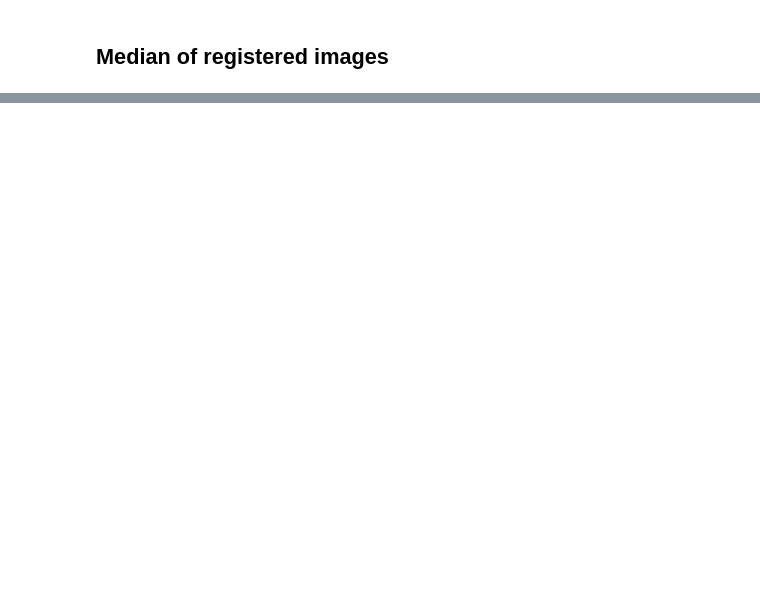
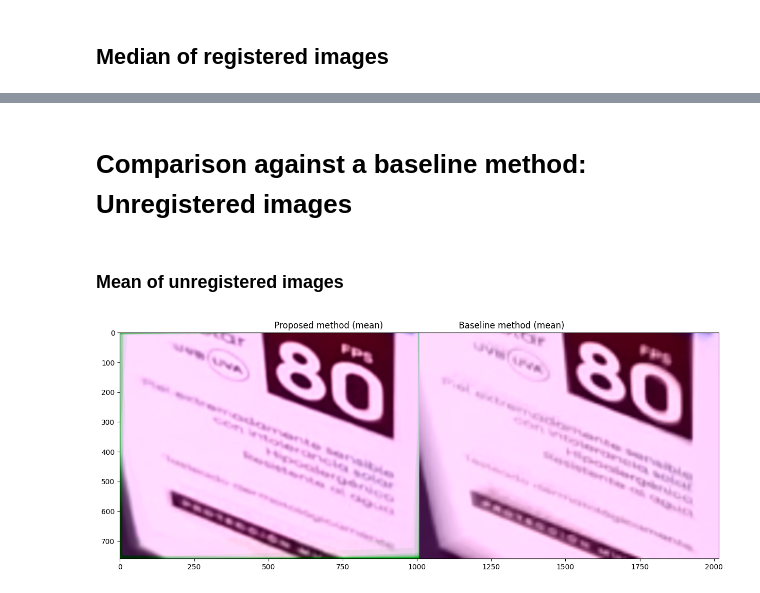
Before and after one commit to carloshernangarrido/rbie, a Jupyter notebook: rbie.ipynb, the cells around one changed output, grey strips where cells are left out. Drawn from its saved outputs; the diff is of its cells as text; code cells hidden in the pictures; blank space fills up the shorter version.

Commit message:
example including text and comparison with baseline method

```diff
--- a/rbie.ipynb
+++ b/rbie.ipynb
@@ -218,0 +219,17 @@ plt.show()
+# %% [markdown]
+# Comparison against a baseline method: Unregistered images
+# %% [markdown]
+### Mean of unregistered images
+# %%
+images_to_register_float = np.array(images_to_register_list, dtype='float')
+mean_image_baseline = np.mean(images_to_register_float, axis=0)
+mean_image_baseline -= np.min(mean_image_baseline)
+mean_image_baseline /= np.max(mean_image_baseline)
+mean_image_baseline *= 255
+mean_image_baseline = mean_image_baseline.astype('uint8')
+plt.figure(figsize=(15, 30))
+plt.imshow(cv2.cvtColor(np.hstack((mean_image, mean_image_baseline)), cv2.COLOR_YCrCb2BGR))
+plt.title('Proposed method (mean)                            Baseline method (mean)')
+plt.show()
+# %% [output]
+[figure, added]
```
Also changed, not shown: parts of 5 cells of this notebook.
